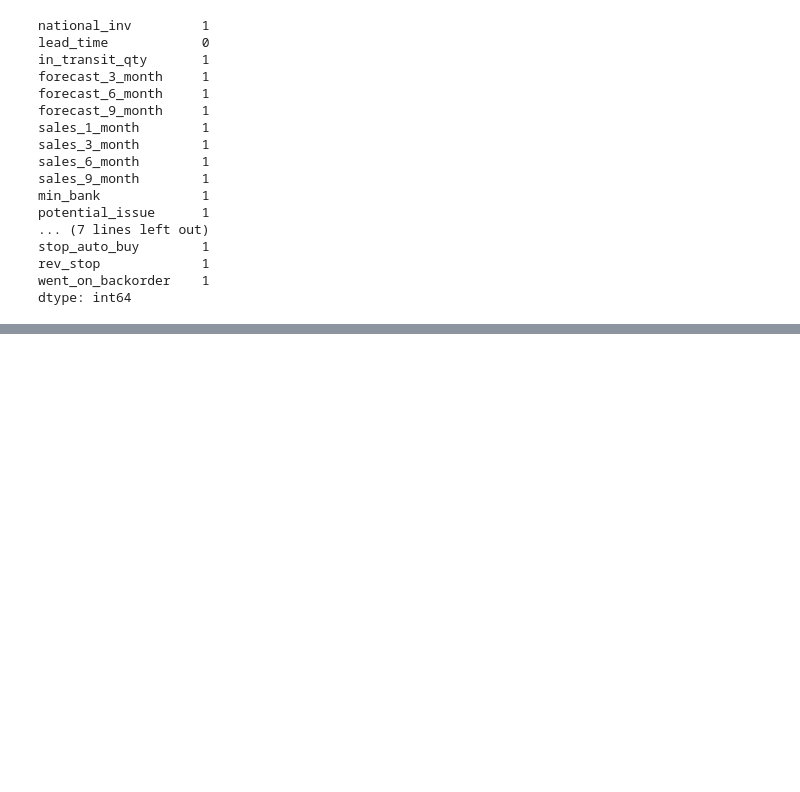
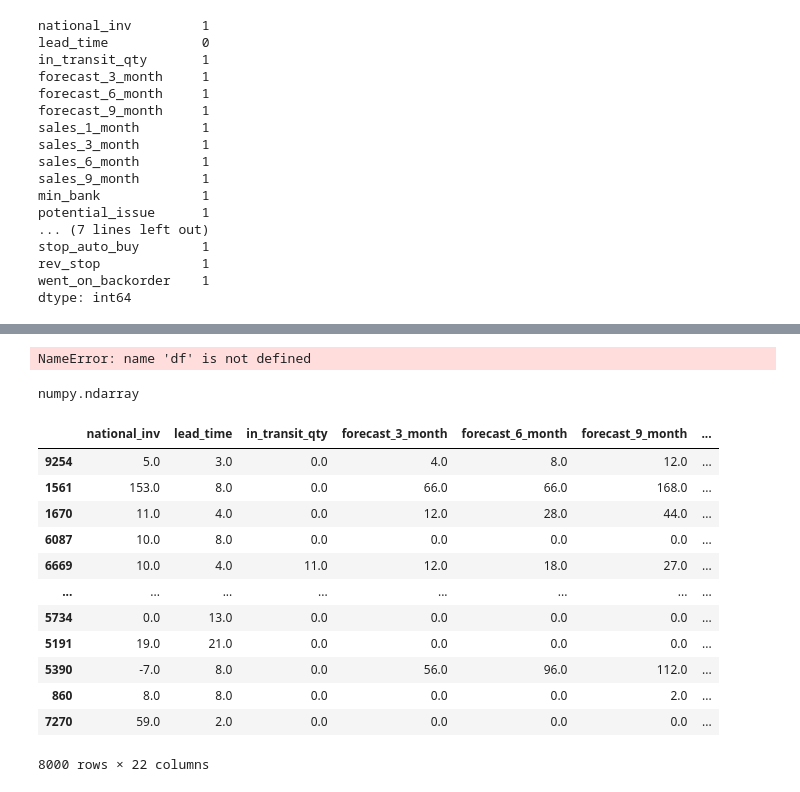
Before and after one commit to Abhikudale/Back_Order_Prediction, a Jupyter notebook: notebook/Test1.ipynb, the cells around one changed output, grey strips where cells are left out. Drawn from its saved outputs; the diff is of its cells as text; code cells hidden in the pictures; blank space fills up the shorter version.

```diff
--- a/notebook/Test1.ipynb
+++ b/notebook/Test1.ipynb
@@ -154,0 +143,36 @@ df
+# %%
+df
+# %% [output]
+NameError: name 'df' is not defined
+# %%
+
+import numpy as np
+np.ndarray
+# %% [output]
+numpy.ndarray
+# %%
+X = df.iloc[:,:-1]
+y = df.iloc[:,-1]
+# %%
+from sklearn.model_selection import train_test_split
+X_train, X_test, y_train, y_test = train_test_split(X , y, test_size=0.2, random_state=42)
+train_set = X_train
+train_set['went_on_backorder'] = y_train
+test_set = X_test
+test_set['went_on_backorder'] = y_test
+# %%
+train_set
+# %% [output]
+|  | national_inv | lead_time | in_transit_qty | forecast_3_month | forecast_6_month | forecast_9_month | ... |
+| 9254 | 5.0 | 3.0 | 0.0 | 4.0 | 8.0 | 12.0 | ... |
+| 1561 | 153.0 | 8.0 | 0.0 | 66.0 | 66.0 | 168.0 | ... |
+| 1670 | 11.0 | 4.0 | 0.0 | 12.0 | 28.0 | 44.0 | ... |
+| 6087 | 10.0 | 8.0 | 0.0 | 0.0 | 0.0 | 0.0 | ... |
+| 6669 | 10.0 | 4.0 | 11.0 | 12.0 | 18.0 | 27.0 | ... |
+| ... | ... | ... | ... | ... | ... | ... | ... |
+| 5734 | 0.0 | 13.0 | 0.0 | 0.0 | 0.0 | 0.0 | ... |
+| 5191 | 19.0 | 21.0 | 0.0 | 0.0 | 0.0 | 0.0 | ... |
+| 5390 | -7.0 | 8.0 | 0.0 | 56.0 | 96.0 | 112.0 | ... |
+| 860 | 8.0 | 8.0 | 0.0 | 0.0 | 0.0 | 2.0 | ... |
+| 7270 | 59.0 | 2.0 | 0.0 | 0.0 | 0.0 | 0.0 | ... |
+8000 rows × 22 columns
```
Also changed, not shown: parts of 5 cells of this notebook, 8 other files.
